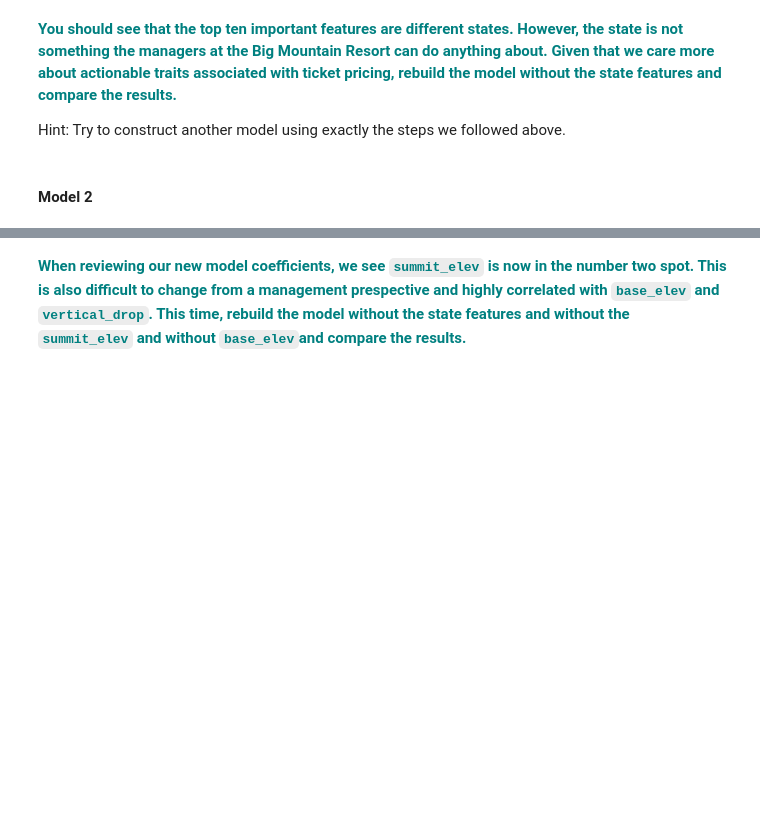
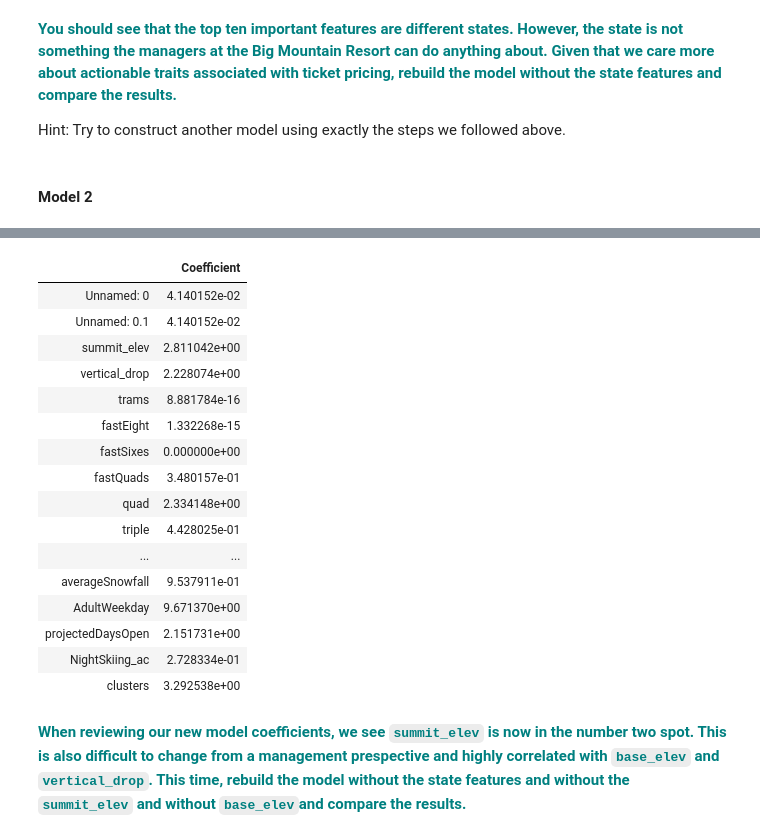
Before and after one commit to Ibrahim-31oct/Guided-Capstone, a Jupyter notebook: GuidedCapstoneStep4 and step5HL.ipynb, the cells around one changed output, grey strips where cells are left out. Drawn from its saved outputs; the diff is of its cells as text; code cells hidden in the pictures; blank space fills up the shorter version.

```diff
--- a/GuidedCapstoneStep4 and step5HL.ipynb
+++ b/GuidedCapstoneStep4 and step5HL.ipynb
@@ -171,0 +230,8 @@ Hint: Try to construct another model using exactly the steps we followed above.
+# %%
+X1_scaled = scaler1.transform(X1)
+# %%
+X1_train, X1_test, y_train, y_test = train_test_split(X1_scaled, y, test_size=0.25, random_state=1)
+# %%
+lm1 = linear_model.LinearRegression()
+# %%
+model1 = lm1.fit(X1_train,y_train)
@@ -172,3 +240,23 @@ Hint: Try to construct another model using exactly the steps we followed above.
+# %%
+pd.DataFrame(abs(lm1.coef_), X1.columns, columns=['Coefficient'])
+# %% [output]
+|  | Coefficient |
+| Unnamed: 0 | 4.140152e-02 |
+| Unnamed: 0.1 | 4.140152e-02 |
+| summit_elev | 2.811042e+00 |
+| vertical_drop | 2.228074e+00 |
+| trams | 8.881784e-16 |
+| fastEight | 1.332268e-15 |
+| fastSixes | 0.000000e+00 |
+| fastQuads | 3.480157e-01 |
+| quad | 2.334148e+00 |
+| triple | 4.428025e-01 |
+| ... | ... |
+| averageSnowfall | 9.537911e-01 |
+| AdultWeekday | 9.671370e+00 |
+| projectedDaysOpen | 2.151731e+00 |
+| NightSkiing_ac | 2.728334e-01 |
+| clusters | 3.292538e+00 |
 # %% [markdown]
 **<font color='teal'> When reviewing our new model coefficients, we see `summit_elev` is now in the number two spot. This is also difficult to change from a management prespective and highly correlated with `base_elev` and `vertical_drop`.  This time, rebuild the model without the state features and without the `summit_elev` and without `base_elev`and compare the results. </font>**
 # %% [markdown]
```
Also changed, not shown: parts of 19 cells of this notebook.
